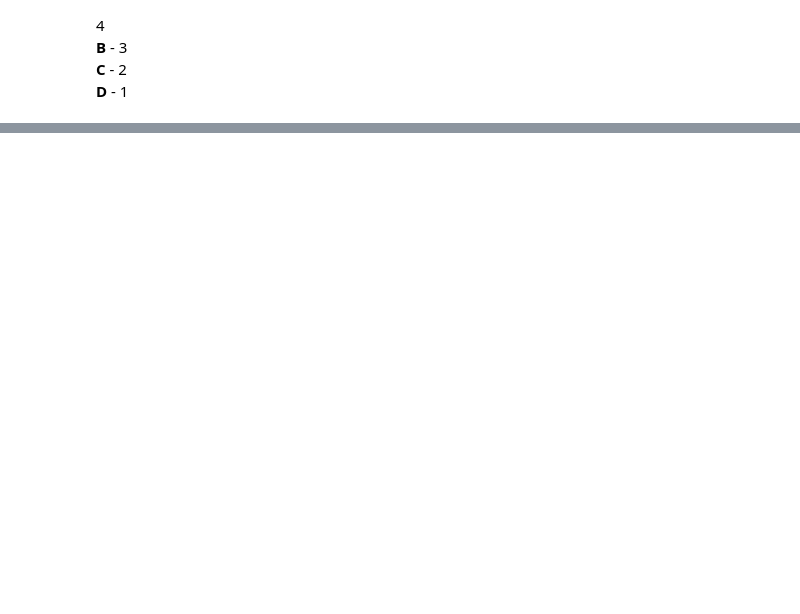
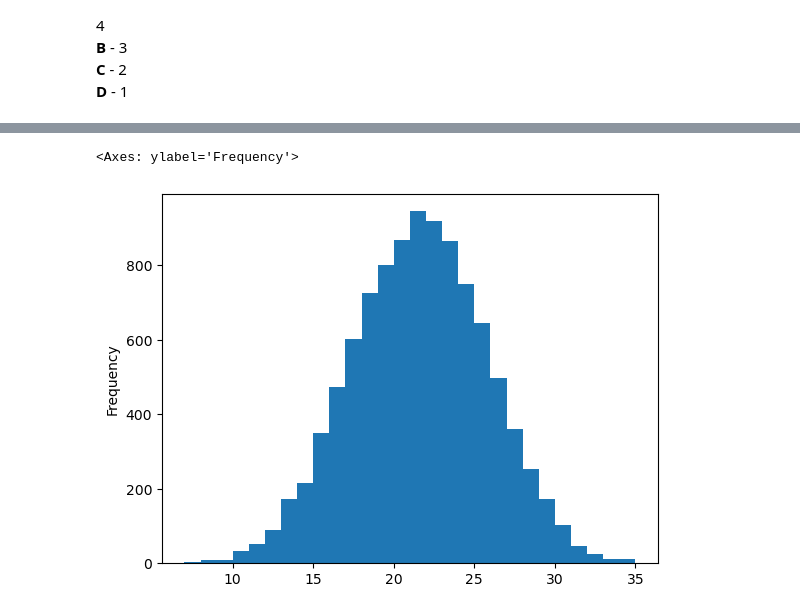
Before and after one commit to LiquidVac/My_study, a Jupyter notebook: STEPIK Basics of Statistics/Основы статистики. Неделя 1.ipynb, the cells around one changed output, grey strips where cells are left out. Saved outputs shown, nothing was run; the diff lists cells and outputs as text; code cells hidden in the pictures; blank space fills up the shorter version.

```diff
--- a/STEPIK Basics of Statistics/Основы статистики. Неделя 1.ipynb
+++ b/STEPIK Basics of Statistics/Основы статистики. Неделя 1.ipynb
@@ -280,0 +507,5 @@ plt.show()
+# %%
+sp.plot.hist(bins=28)
+# %% [output]
+<Axes: ylabel='Frequency'>
+[figure, added]
```
Also changed, not shown: parts of 45 cells of this notebook.
